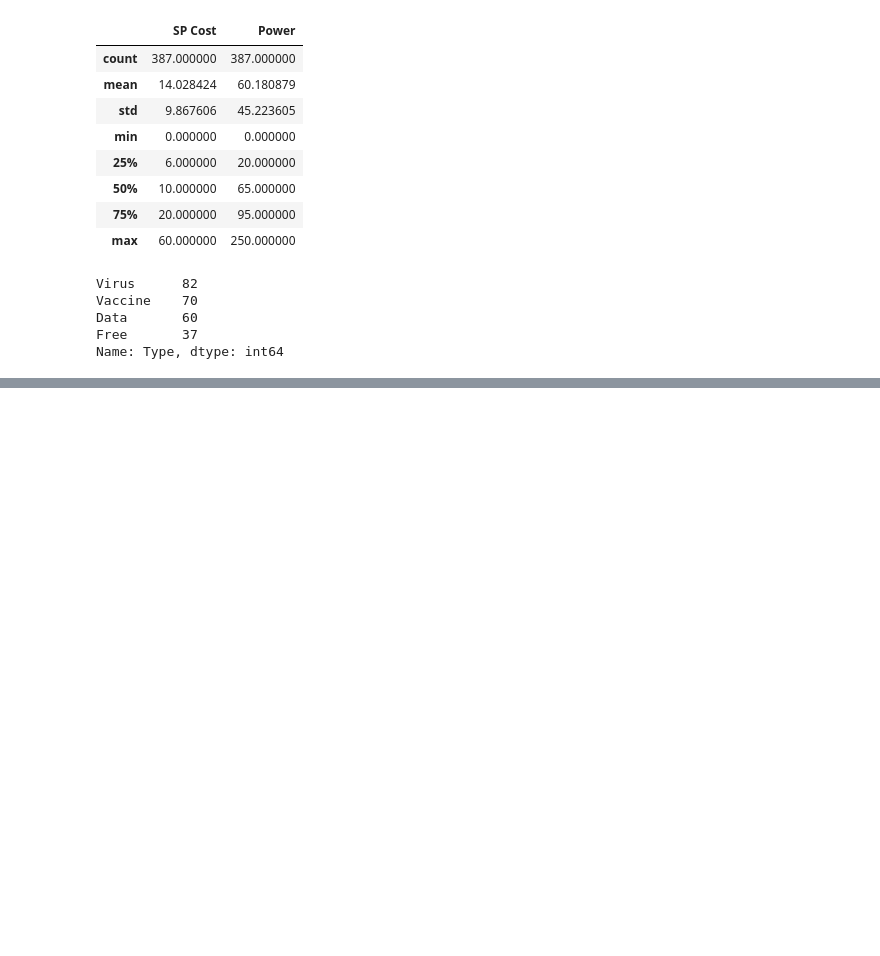
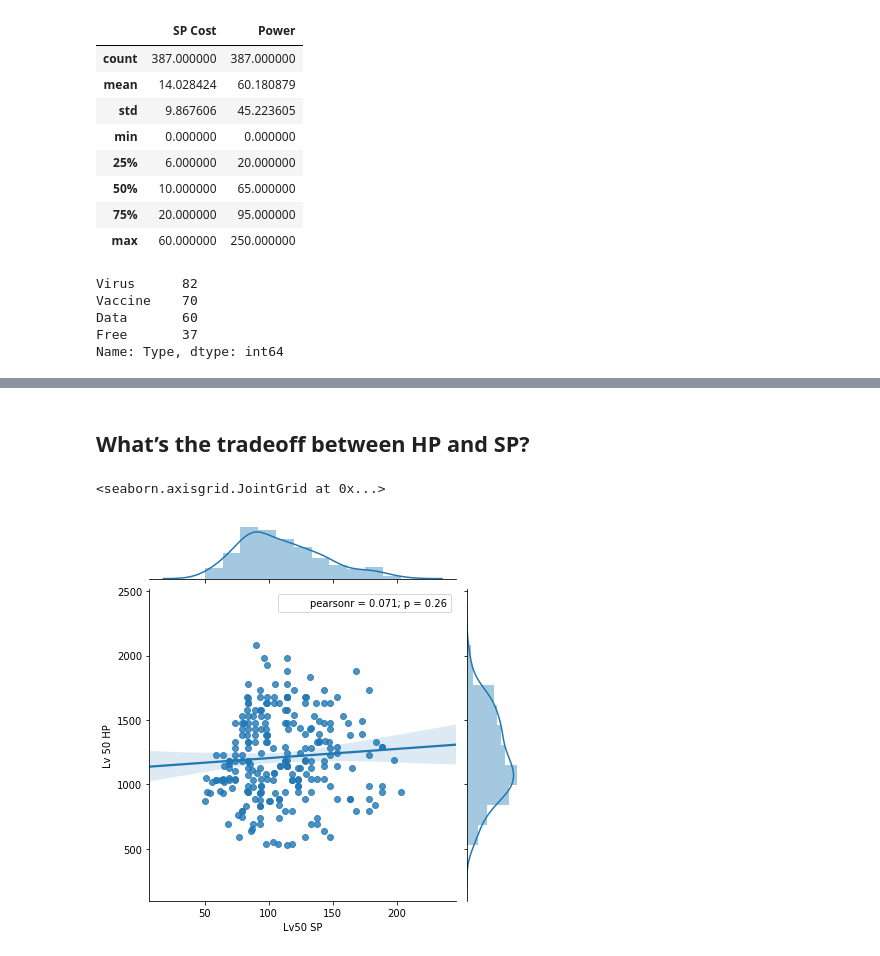
Before and after one commit to urbanisaziya/Digimon, a Jupyter notebook: Digimon.ipynb, the cells around one changed output, grey strips where cells are left out. Cells and saved outputs as stored; diff of their text form; code cells hidden in the pictures; blank space fills up the shorter version.

```diff
--- a/Digimon.ipynb
+++ b/Digimon.ipynb
@@ -142,0 +177,7 @@ Name: Attribute, dtype: int64
+# %% [markdown]
+## What’s the tradeoff between HP and SP?
+# %%
+sns.jointplot('Lv50 SP', 'Lv 50 HP', data=df, kind='reg')
+# %% [output]
+<seaborn.axisgrid.JointGrid at 0x...>
+[figure, added]
```
Also changed, not shown: parts of 8 cells of this notebook.
